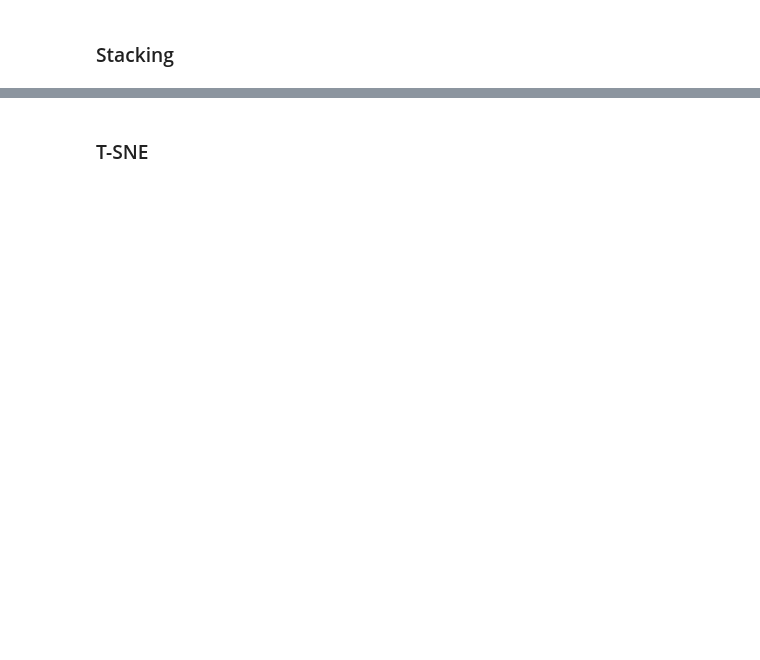
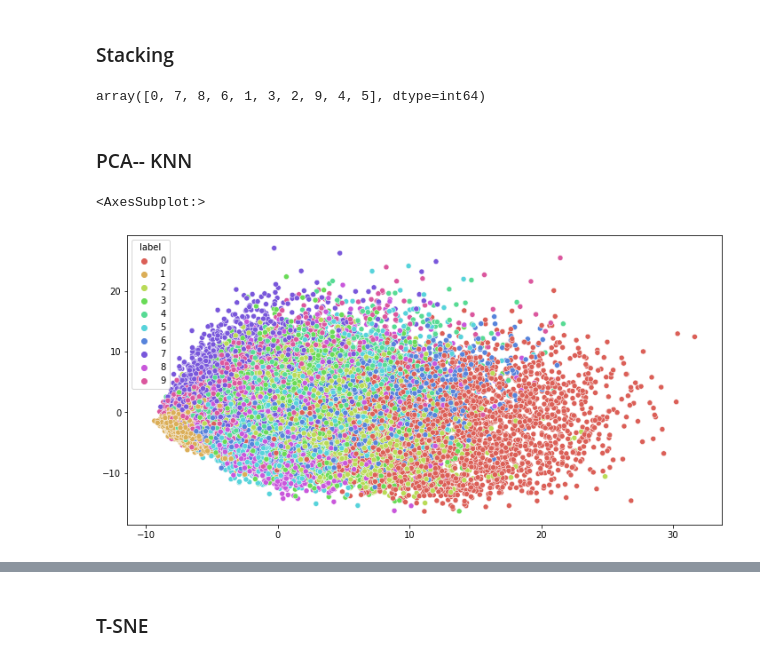
Before and after one commit to Shuaf98/y-data, a Jupyter notebook: kaggle/digits/EDA.ipynb, the cells around one changed output, grey strips where cells are left out. Drawn from its saved outputs; the diff is of its cells as text; code cells hidden in the pictures; blank space fills up the shorter version.

```diff
--- a/kaggle/digits/EDA.ipynb
+++ b/kaggle/digits/EDA.ipynb
@@ -95,6 +118,6 @@ weighted avg       0.97      0.97      0.97      8400
 # %%
 grid_cv = GridSearchCV( KNeighborsClassifier(),
-                param_grid= {'n_neighbors': np.arange(start = 1, stop = 29, step = 2), 'metric': ['minkowski', 'euclidean']},
+                param_grid= {'n_neighbors': np.arange(start = 1, stop = 29, step = 2)},
                 cv = 5);
 
 
@@ -155,0 +187,4 @@ classification_report(y_val, NB.predict(x_val))
+# %%
+from sklearn.linear_model import LogisticRegression
+lr = LogisticRegression('l2', solver = 'saga', max_iter= 500)
+lr.fit(x_train, y_train)
@@ -157,0 +222,4 @@ classification_report(y_val, NB.predict(x_val))
+# %%
+parameters = {'n_estimators': [100,400], 'max_depth': [None, 10, 70], 'max_features': [None, 50,100]}
+clf = GridSearchCV(RandomForestClassifier(n_jobs= -1), parameters)
+clf.fit(x_train, y_train)
@@ -158,2 +278,21 @@ classification_report(y_val, NB.predict(x_val))
 # %% [markdown]
 ### Stacking
+# %%
+y_train.unique()
+# %% [output]
+array([0, 7, 8, 6, 1, 3, 2, 9, 4, 5], dtype=int64)
+# %% [markdown]
+### PCA-- KNN
+# %%
+from sklearn.decomposition import PCA
+from sklearn.preprocessing import StandardScaler
+
+scale = StandardScaler()
+scaled_train = scale.fit_transform(x_train)
+pca = PCA(2).fit_transform(scaled_train)
+# %%
+fig = plt.figure(figsize= (12,6))
+sns.scatterplot(x = pca[:,0], y = pca[:, 1], hue= y_train, palette = sns.hls_palette(10), legend = 'full')
+# %% [output]
+<AxesSubplot:>
+[figure, added]
```
Also changed, not shown: parts of 35 cells of this notebook, 3 other files.
